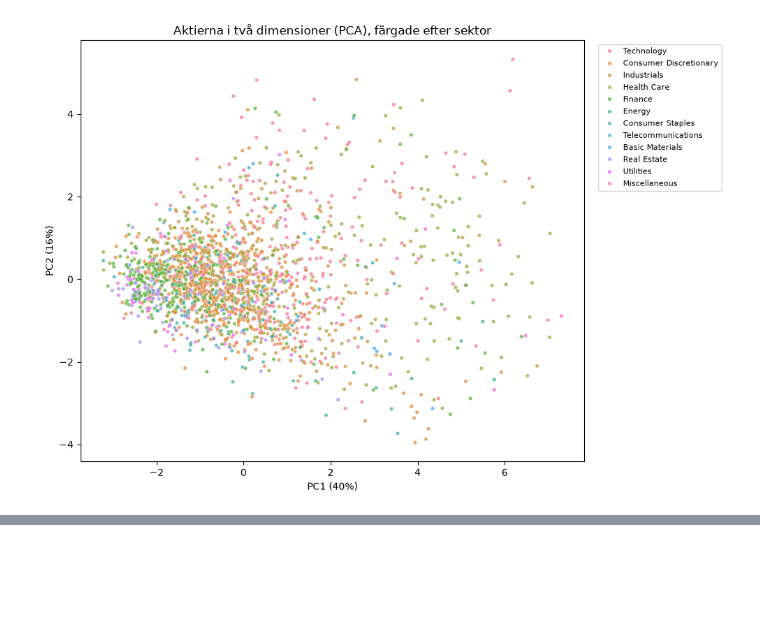
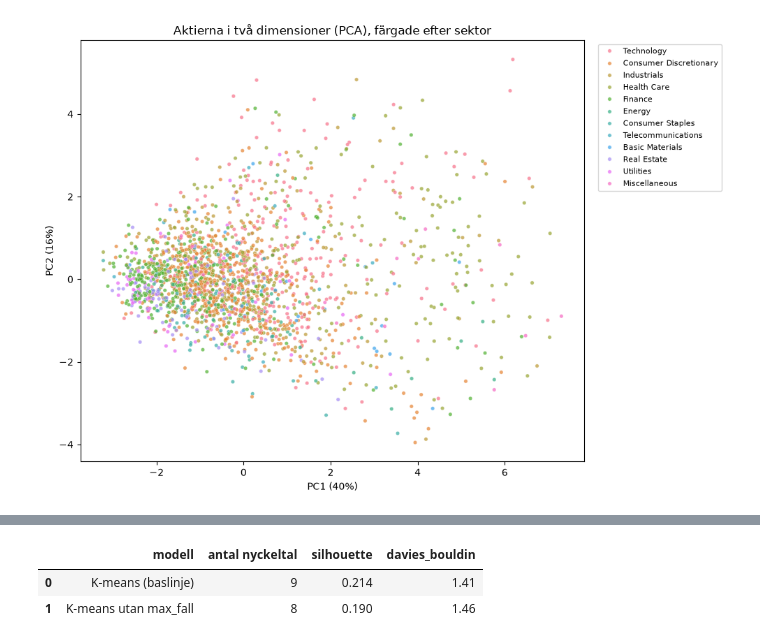
Before and after one commit to peter868686/Aktieklustring, a Jupyter notebook: notebooks/analys.ipynb, the cells around one changed output, grey strips where cells are left out. Cells and saved outputs as stored; diff of their text form; code cells hidden in the pictures; blank space fills up the shorter version.

```diff
--- a/notebooks/analys.ipynb
+++ b/notebooks/analys.ipynb
@@ -567,0 +688,17 @@ Sammanfattningsvis ligger de flesta aktier i en tät grupp till vänster (stabil
+# %%
+# 8 nyckeltal: alla utom max_fall
+features_2 = [f for f in features if f != "max_fall"]
+X2_scaled = X_scaled[features_2]
+
+# Samma modell som baslinjen (k = 5), men utan max_fall
+kmeans_2 = KMeans(n_clusters=5, n_init=10, random_state=42).fit(X2_scaled)
+improved = {"modell": "K-means utan max_fall", "antal nyckeltal": len(features_2),
+            "silhouette": silhouette_score(X2_scaled, kmeans_2.labels_),
+            "davies_bouldin": davies_bouldin_score(X2_scaled, kmeans_2.labels_)}
+
+# Jämför med baslinjen
+pd.DataFrame([baseline, improved]).round(3)
+# %% [output]
+|  | modell | antal nyckeltal | silhouette | davies_bouldin |
+| 0 | K-means (baslinje) | 9 | 0.214 | 1.41 |
+| 1 | K-means utan max_fall | 8 | 0.190 | 1.46 |
```
Also changed, not shown: parts of 11 cells of this notebook.
